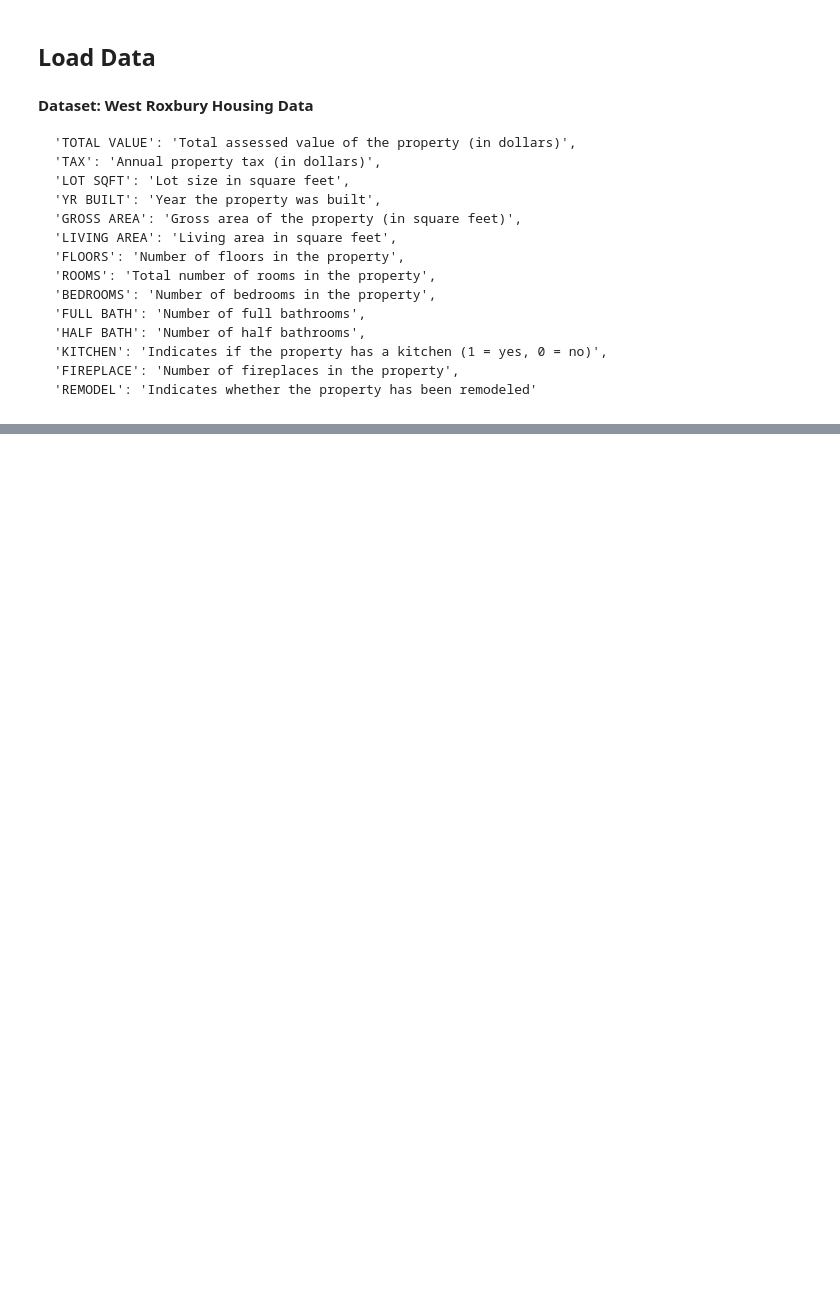
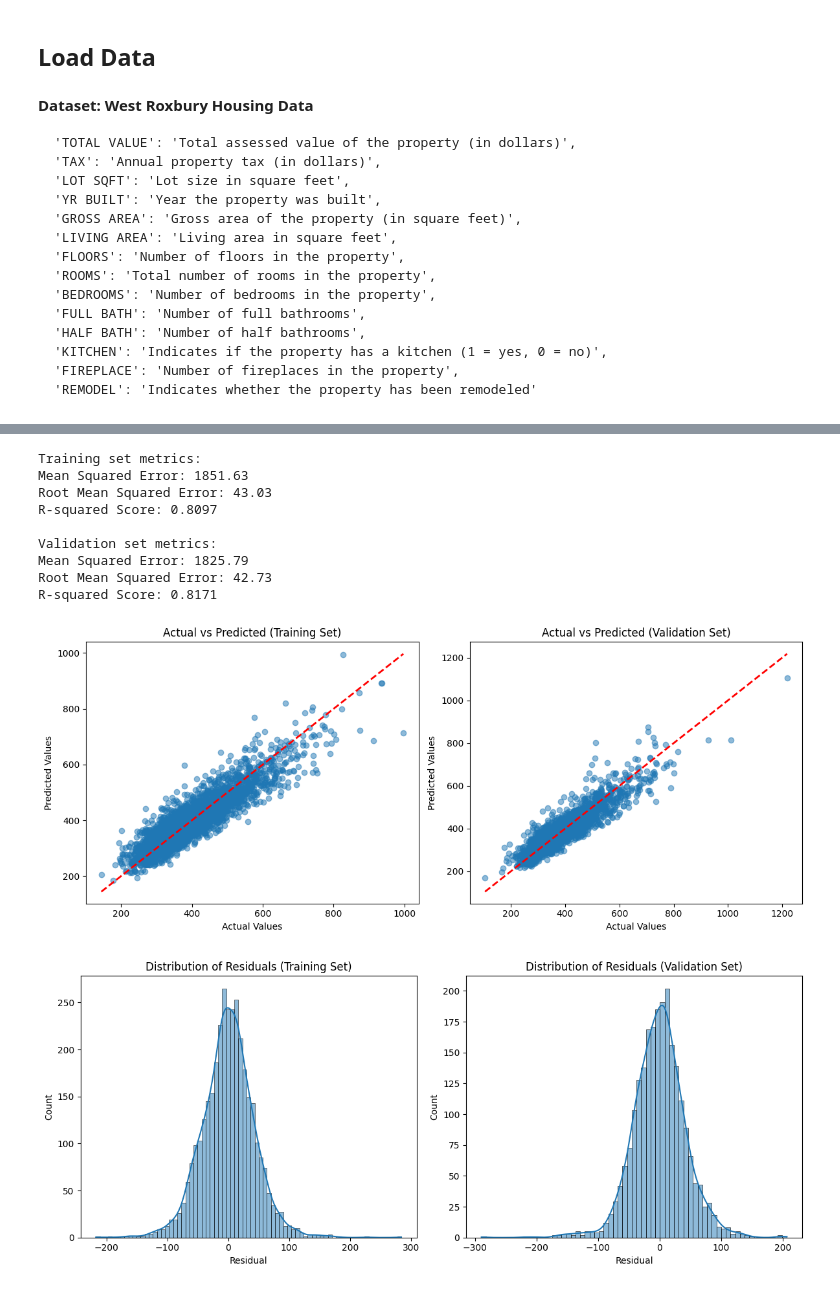
Before and after one commit to lg7676/msa550-code-files, a Jupyter notebook: python_lecture_01_Intro_to_DM.ipynb, the cells around one changed output, grey strips where cells are left out. Cells and saved outputs as stored; diff of their text form; code cells hidden in the pictures; blank space fills up the shorter version.

```diff
--- a/python_lecture_01_Intro_to_DM.ipynb
+++ b/python_lecture_01_Intro_to_DM.ipynb
@@ -165,0 +689,74 @@ Mean of TOTAL_VALUE: 392.6857149258877
+# %%
+
+# Calculate and display performance metrics
+def print_metrics(y_true, y_pred, set_name):
+    mse = mean_squared_error(y_true, y_pred)
+    rmse = np.sqrt(mse)
+    r2 = r2_score(y_true, y_pred)
+    print(f"\n{set_name} set metrics:")
+    print(f"Mean Squared Error: {mse:.2f}")
+    print(f"Root Mean Squared Error: {rmse:.2f}")
+    print(f"R-squared Score: {r2:.4f}")
+
+print_metrics(train_y, train_pred, "Training")
+print_metrics(valid_y, valid_pred, "Validation")
+
+# Visualize actual vs predicted values
+plt.figure(figsize=(12, 5))
+
+plt.subplot(1, 2, 1)
+plt.scatter(train_y, train_pred, alpha=0.5)
+plt.plot([train_y.min(), train_y.max()], [train_y.min(), train_y.max()], 'r--', lw=2)
+plt.xlabel("Actual Values")
+plt.ylabel("Predicted Values")
+plt.title("Actual vs Predicted (Training Set)")
+
+plt.subplot(1, 2, 2)
+plt.scatter(valid_y, valid_pred, alpha=0.5)
+plt.plot([valid_y.min(), valid_y.max()], [valid_y.min(), valid_y.max()], 'r--', lw=2)
+plt.xlabel("Actual Values")
+plt.ylabel("Predicted Values")
+plt.title("Actual vs Predicted (Validation Set)")
+
+plt.tight_layout()
+plt.show()
+
+# Visualize residuals
+plt.figure(figsize=(12, 5))
+
+plt.subplot(1, 2, 1)
+sns.histplot(train_results['Residual'], kde=True)
+plt.title("Distribution of Residuals (Training Set)")
+plt.xlabel("Residual")
+
+plt.subplot(1, 2, 2)
+sns.histplot(valid_results['Residual'], kde=True)
+plt.title("Distribution of Residuals (Validation Set)")
+plt.xlabel("Residual")
+
+plt.tight_layout()
+plt.show()
+
+# Display feature importance
+feature_importance = pd.DataFrame({'Feature': train_X.columns, 'Coefficient': model.coef_})
+feature_importance = feature_importance.sort_values('Coefficient', key=abs, ascending=False)
+print("\nTop 10 most important features:")
+print(feature_importance.head(10))
+
+# Visualize feature importance
+plt.figure(figsize=(12, 6))
+sns.barplot(x='Coefficient', y='Feature', data=feature_importance.head(15))
+plt.title("Top 15 Feature Importances")
+plt.show()
+# %% [output]
+Training set metrics:
+Mean Squared Error: 1851.63
+Root Mean Squared Error: 43.03
+R-squared Score: 0.8097
+
+Validation set metrics:
+Mean Squared Error: 1825.79
+Root Mean Squared Error: 42.73
+R-squared Score: 0.8171
+[figure, added]
+[figure, added]
```
Also changed, not shown: parts of 32 cells of this notebook.
